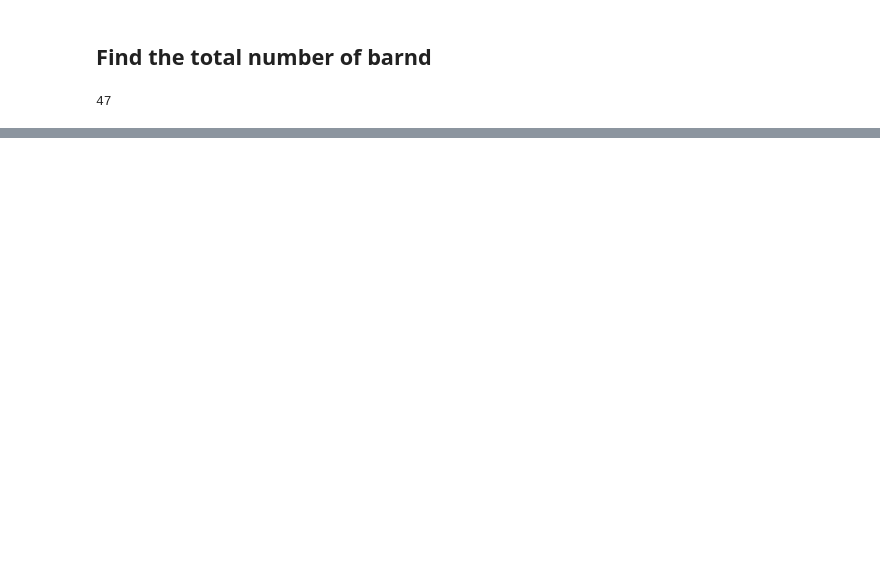
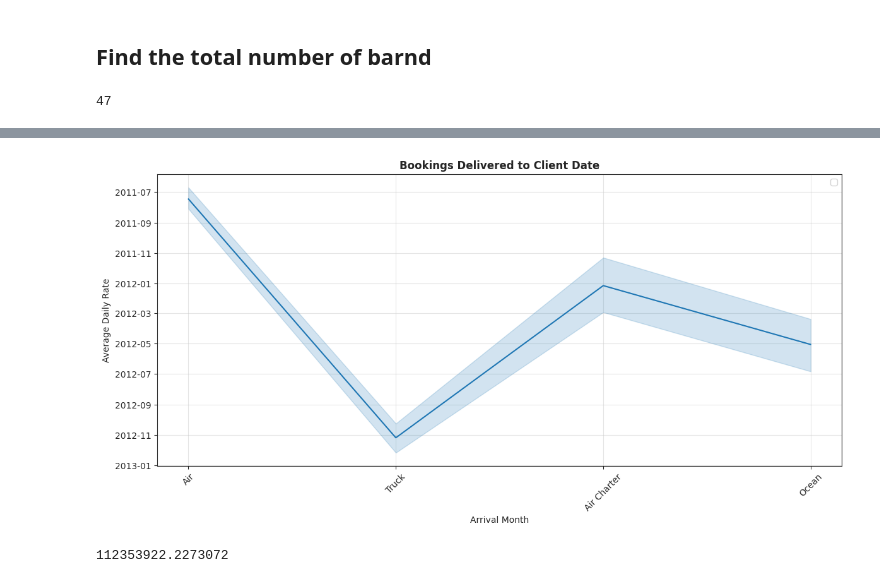
Before and after one commit to alinegorischf/Shipment-Price-Prediction, a Jupyter notebook: Shipment_Price_Prediction.ipynb, the cells around one changed output, grey strips where cells are left out. Cells and saved outputs as stored; diff of their text form; code cells hidden in the pictures; blank space fills up the shorter version.

```diff
--- a/Shipment_Price_Prediction.ipynb
+++ b/Shipment_Price_Prediction.ipynb
@@ -799,3 +805,19 @@ Name: Pack Price, dtype: float64
 len(df.groupby('Brand'))
 # %% [output]
 47
+# %%
+# Arrange the month for plotting Delivered to Client Date
+
+df['Delivered to Client Date']=pd.Categorical(df['Delivered to Client Date'], ordered=True)
+
+#plot line chart
+plt.figure(figsize=(14,6))
+sns.set_style('ticks')
+sns.lineplot(x='Shipment Mode',y='Delivered to Client Date', data=df)
+plt.title('Bookings Delivered to Client Date' , weight='bold')
+plt.xlabel('Arrival Month')
+plt.ylabel('Average Daily Rate')
+plt.xticks(rotation=45)
+plt.legend(loc='upper right')
+plt.grid(alpha=0.5)
+# %% [output]
@@ -801,0 +825,7 @@ len(df.groupby('Brand'))
+[figure, added]
+# %%
+# Check Total freight Cost (USD)
+total_freight_cost = df['Freight Cost (USD)'].sum()
+total_freight_cost
+# %% [output]
+112353922.2273072
```
Also changed, not shown: parts of 55 cells of this notebook.
